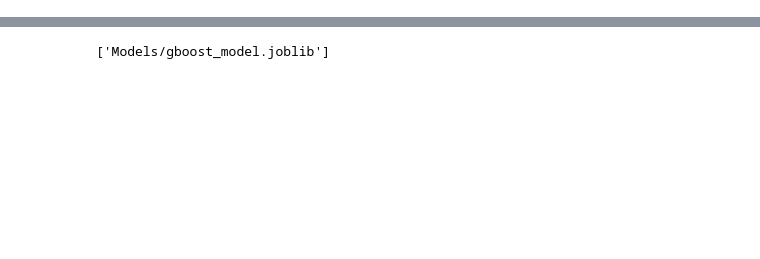
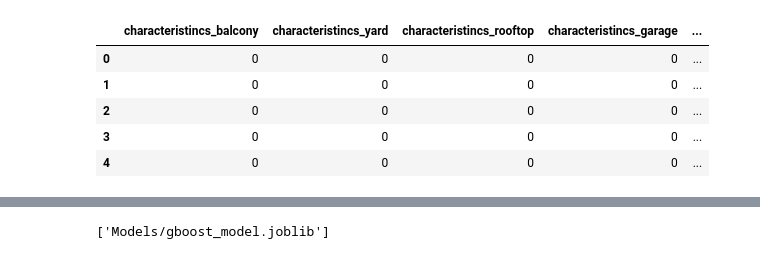
Before and after one commit to Handerllon/pfi_anderson_pardo, a Jupyter notebook: Price/machine_learning.ipynb, the cells around one changed output, grey strips where cells are left out. Saved outputs shown, nothing was run; the diff lists cells and outputs as text; code cells hidden in the pictures; blank space fills up the shorter version.

```diff
--- a/Price/machine_learning.ipynb
+++ b/Price/machine_learning.ipynb
@@ -1,8 +1,17 @@
 # %%
 import pandas as pd
+pd.set_option('display.max_columns', None)
 
 df = pd.read_csv("source.csv")
 df.drop(["Unnamed: 0"], axis=1, inplace=True)
+df.head()
+# %% [output]
+|  | characteristincs_balcony | characteristincs_yard | characteristincs_rooftop | characteristincs_garage | ... |
+| 0 | 0 | 0 | 0 | 0 | ... |
+| 1 | 0 | 0 | 0 | 0 | ... |
+| 2 | 0 | 0 | 0 | 0 | ... |
+| 3 | 0 | 0 | 0 | 0 | ... |
+| 4 | 0 | 0 | 0 | 0 | ... |
 # %%
 # Tenemos varios outliers en relación a superficie de los departamentos
 
```
Also changed, not shown: parts of 16 cells of this notebook, 6 other files.
